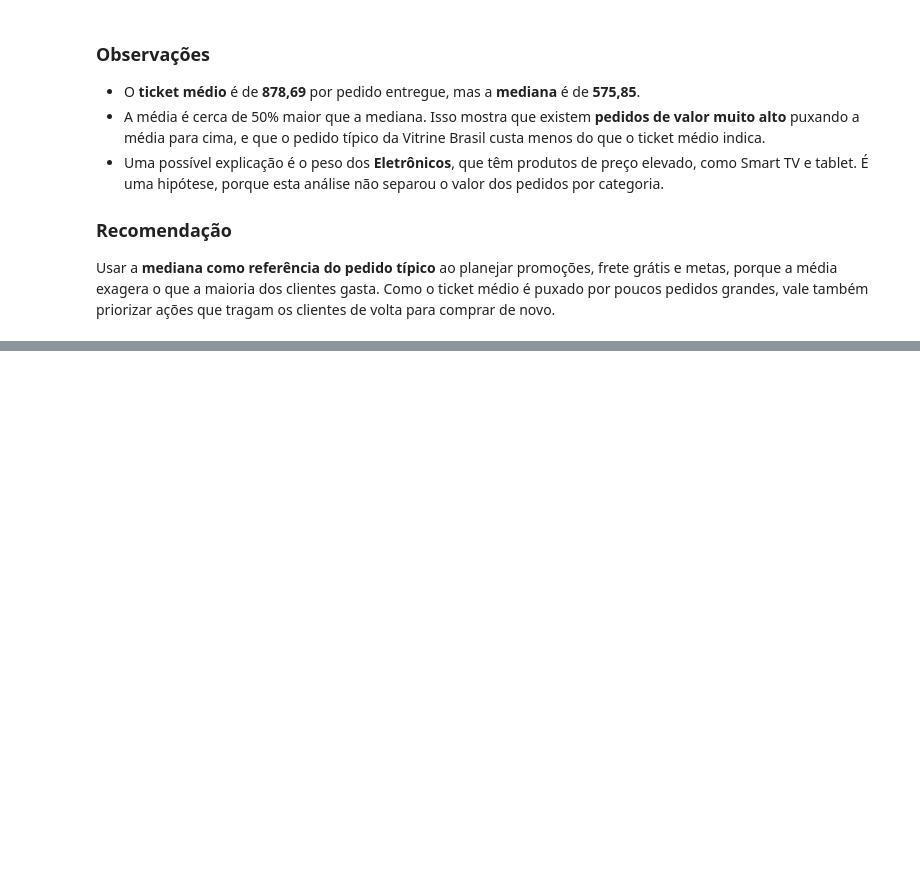
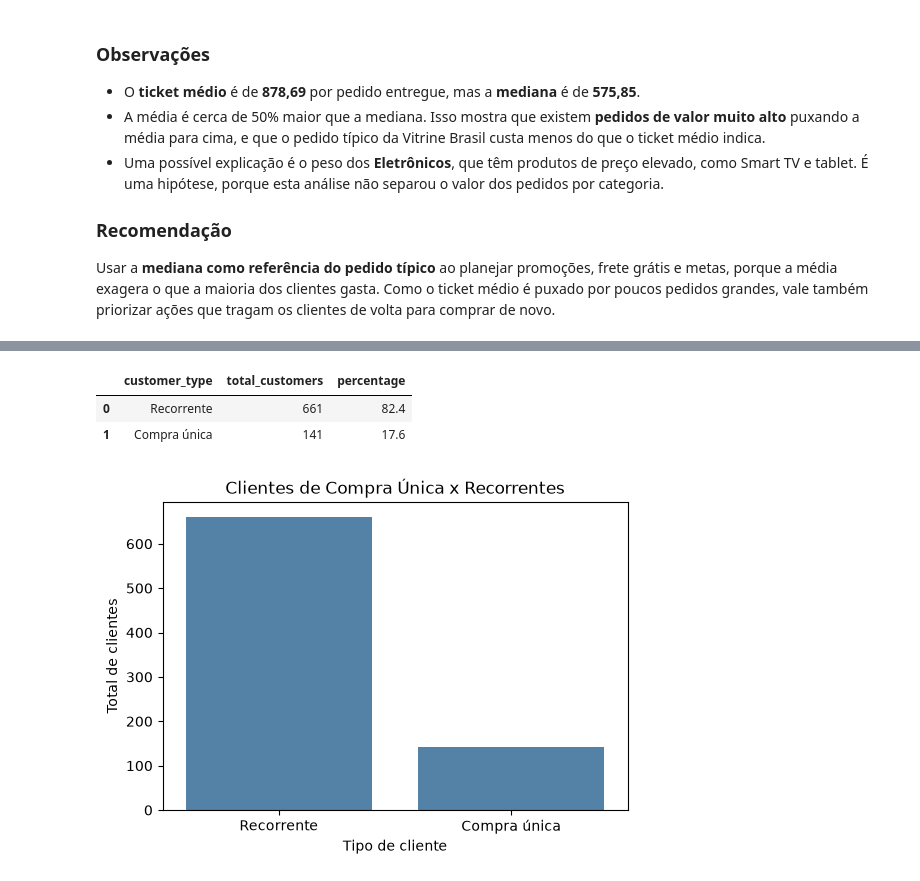
Before and after one commit to ricardo-paganini/ecommerce-sales-analysis, a Jupyter notebook: ecommerce-sales-analysis.ipynb, the cells around one changed output, grey strips where cells are left out. Saved outputs shown, nothing was run; the diff lists cells and outputs as text; code cells hidden in the pictures; blank space fills up the shorter version.

Commit message:
Add average ticket observations and customer recurrence analysis

```diff
--- a/ecommerce-sales-analysis.ipynb
+++ b/ecommerce-sales-analysis.ipynb
@@ -673,0 +682,32 @@ Usar a **mediana como referência do pedido típico** ao planejar promoções, f
+# %%
+query = '''
+WITH customer_orders AS (
+    SELECT customer_id,
+           COUNT(*) AS total_orders
+    FROM orders
+    WHERE status = 'Entregue'
+    GROUP BY customer_id
+)
+SELECT CASE WHEN total_orders = 1 THEN 'Compra única' ELSE 'Recorrente' END AS customer_type,
+       COUNT(*) AS total_customers,
+       ROUND(COUNT(*) * 100.0 / (SELECT COUNT(*) FROM customer_orders), 1) AS percentage
+FROM customer_orders
+GROUP BY customer_type
+ORDER BY total_customers DESC
+'''
+
+customer_types = pd.read_sql(query, conn)
+display(customer_types)
+# %% [output]
+|  | customer_type | total_customers | percentage |
+| 0 | Recorrente | 661 | 82.4 |
+| 1 | Compra única | 141 | 17.6 |
+# %%
+plt.figure(figsize=(6, 4))
+sns.barplot(data=customer_types, x='customer_type', y='total_customers', color='steelblue')
+plt.title('Clientes de Compra Única x Recorrentes')
+plt.xlabel('Tipo de cliente')
+plt.ylabel('Total de clientes')
+plt.show()
+# %% [output]
+[figure, added]
```
Also changed, not shown: parts of 1 cell of this notebook.
